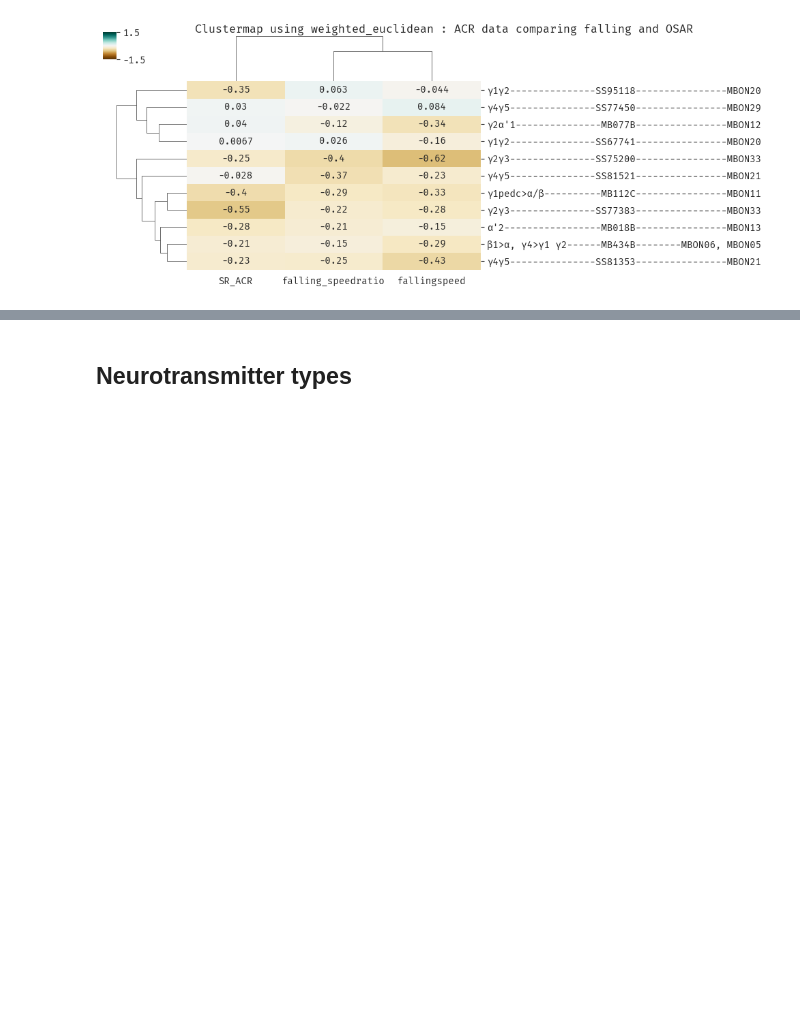
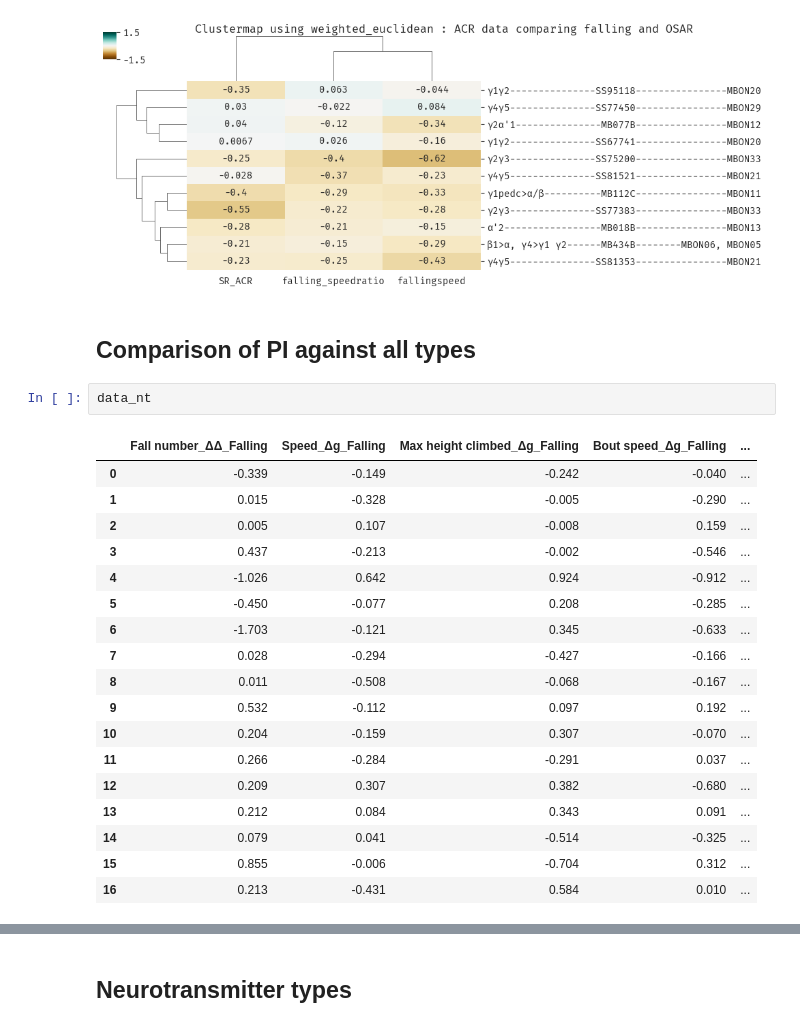
Before and after one commit to lnicole08/OSAR-Nicole-version, a Jupyter notebook: Falling-OSAR classification_2.ipynb, the cells around one changed output, grey strips where cells are left out. Cells and saved outputs as stored; diff of their text form; blank space fills up the shorter version.

```diff
--- a/Falling-OSAR classification_2.ipynb
+++ b/Falling-OSAR classification_2.ipynb
@@ -586,3 +537,26 @@ for methodd in methodlist:
 # %% [output]
 weighted euclidean
 [figure]
+# %% [markdown]
+## Comparison of PI against all types
+# %%
+data_nt
+# %% [output]
+|  | Fall number_ΔΔ_Falling | Speed_Δg_Falling | Max height climbed_Δg_Falling | Bout speed_Δg_Falling | ... |
+| 0 | -0.339 | -0.149 | -0.242 | -0.040 | ... |
+| 1 | 0.015 | -0.328 | -0.005 | -0.290 | ... |
+| 2 | 0.005 | 0.107 | -0.008 | 0.159 | ... |
+| 3 | 0.437 | -0.213 | -0.002 | -0.546 | ... |
+| 4 | -1.026 | 0.642 | 0.924 | -0.912 | ... |
+| 5 | -0.450 | -0.077 | 0.208 | -0.285 | ... |
+| 6 | -1.703 | -0.121 | 0.345 | -0.633 | ... |
+| 7 | 0.028 | -0.294 | -0.427 | -0.166 | ... |
+| 8 | 0.011 | -0.508 | -0.068 | -0.167 | ... |
+| 9 | 0.532 | -0.112 | 0.097 | 0.192 | ... |
+| 10 | 0.204 | -0.159 | 0.307 | -0.070 | ... |
+| 11 | 0.266 | -0.284 | -0.291 | 0.037 | ... |
+| 12 | 0.209 | 0.307 | 0.382 | -0.680 | ... |
+| 13 | 0.212 | 0.084 | 0.343 | 0.091 | ... |
+| 14 | 0.079 | 0.041 | -0.514 | -0.325 | ... |
+| 15 | 0.855 | -0.006 | -0.704 | 0.312 | ... |
+| 16 | 0.213 | -0.431 | 0.584 | 0.010 | ... |
```
Also changed, not shown: parts of 17 cells of this notebook, 10 other files.
